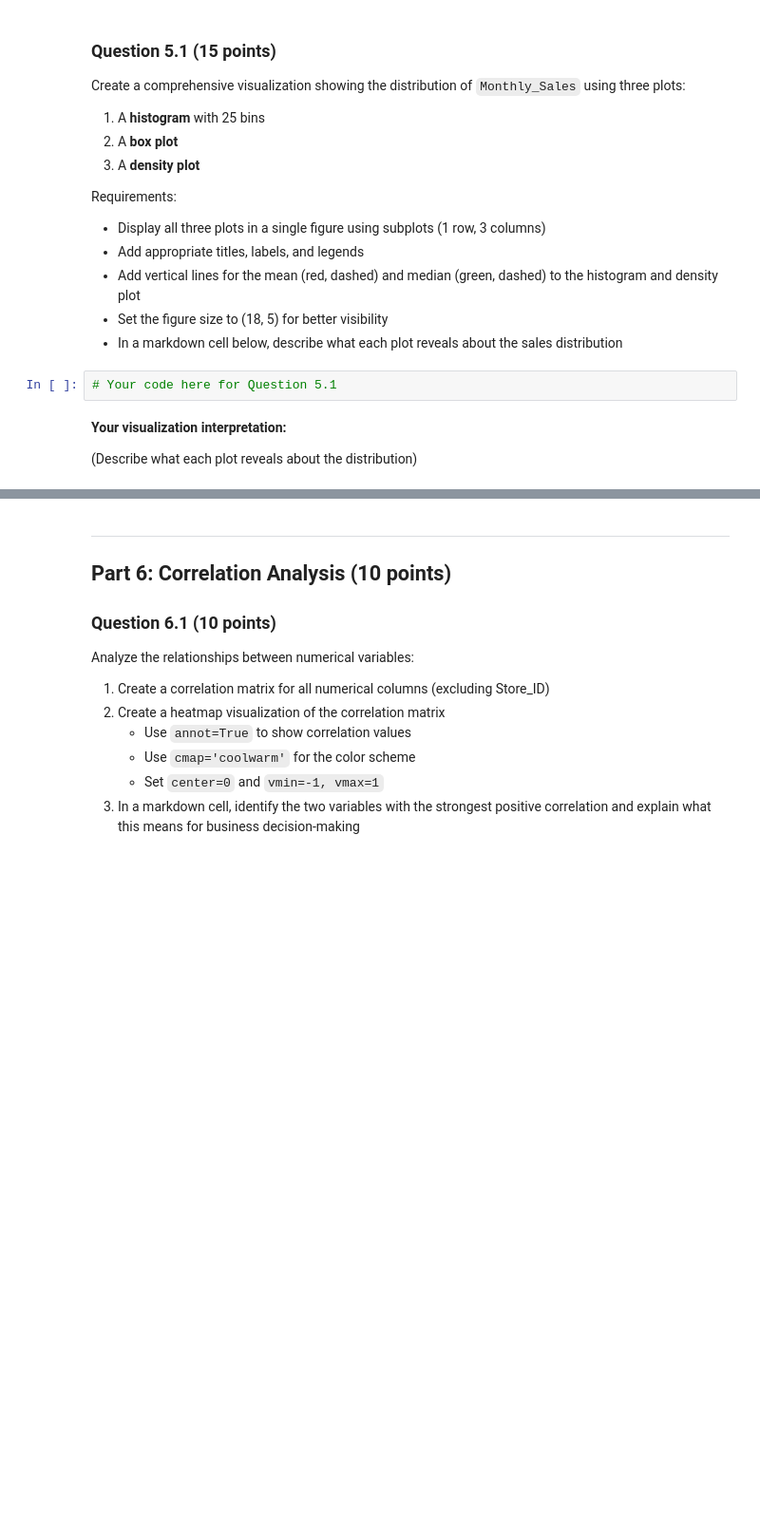
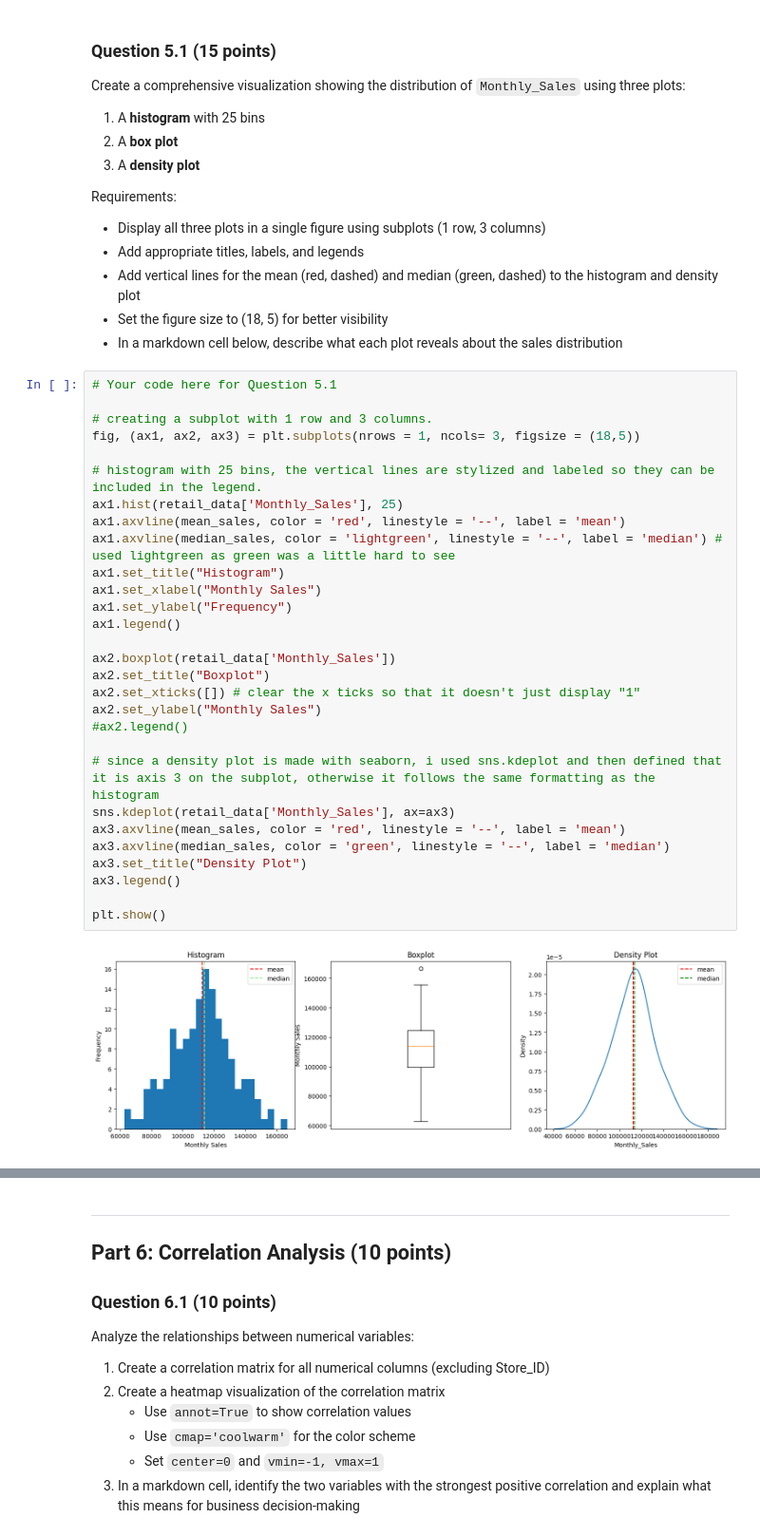
Before and after one commit to CaseyTomchuk/W9-assignment, a Jupyter notebook: week09-assignment.ipynb, the cells around one changed output, grey strips where cells are left out. Shown at 95% size. Saved outputs shown, nothing was run; the diff lists cells and outputs as text; blank space fills up the shorter version.

Commit message:
Data Visualization

```diff
--- a/week09-assignment.ipynb
+++ b/week09-assignment.ipynb
@@ -326,9 +326,34 @@ Requirements:
 - Add vertical lines for the mean (red, dashed) and median (green, dashed) to the histogram and density plot
 - Set the figure size to (18, 5) for better visibility
 - In a markdown cell below, describe what each plot reveals about the sales distribution
-# %%
-# Your code here for Question 5.1
-# %% [markdown]
-**Your visualization interpretation:**
-
-(Describe what each plot reveals about the distribution)
+# %%
+# Your code here for Question 5.1
+
+# creating a subplot with 1 row and 3 columns.
+fig, (ax1, ax2, ax3) = plt.subplots(nrows = 1, ncols= 3, figsize = (18,5))
+
+# histogram with 25 bins, the vertical lines are stylized and labeled so they can be included in the legend.
+ax1.hist(retail_data['Monthly_Sales'], 25)
+ax1.axvline(mean_sales, color = 'red', linestyle = '--', label = 'mean')
+ax1.axvline(median_sales, color = 'lightgreen', linestyle = '--', label = 'median') # used lightgreen as green was a little hard to see
+ax1.set_title("Histogram")
+ax1.set_xlabel("Monthly Sales")
+ax1.set_ylabel("Frequency")
+ax1.legend()
+
+ax2.boxplot(retail_data['Monthly_Sales'])
+ax2.set_title("Boxplot")
+ax2.set_xticks([]) # clear the x ticks so that it doesn't just display "1"
+ax2.set_ylabel("Monthly Sales")
+#ax2.legend()
+
+# since a density plot is made with seaborn, i used sns.kdeplot and then defined that it is axis 3 on the subplot, otherwise it follows the same formatting as the histogram
+sns.kdeplot(retail_data['Monthly_Sales'], ax=ax3)
+ax3.axvline(mean_sales, color = 'red', linestyle = '--', label = 'mean')
+ax3.axvline(median_sales, color = 'green', linestyle = '--', label = 'median')
+ax3.set_title("Density Plot")
+ax3.legend()
+
+plt.show()
+# %% [output]
+[figure, added]
```
Also changed, not shown: parts of 1 cell of this notebook.
